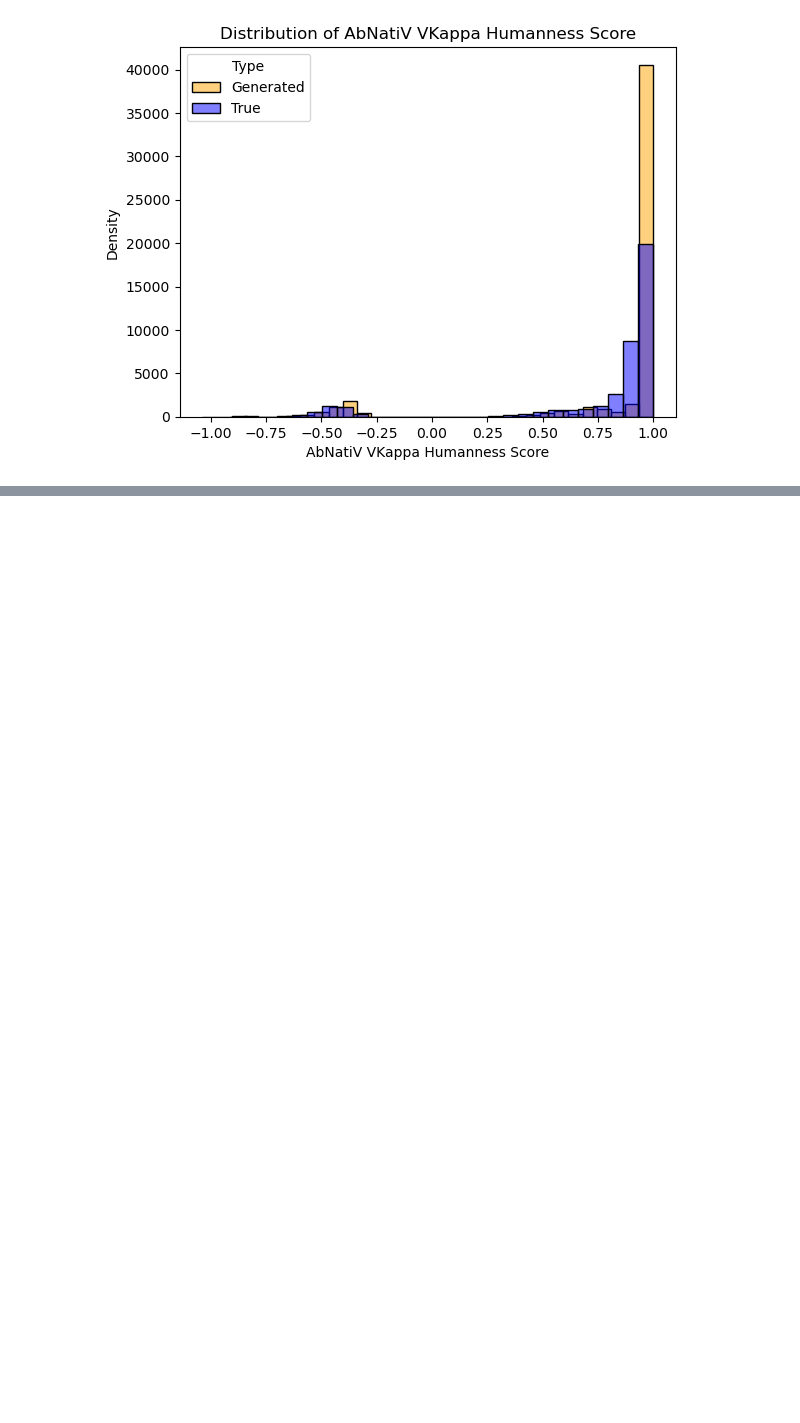
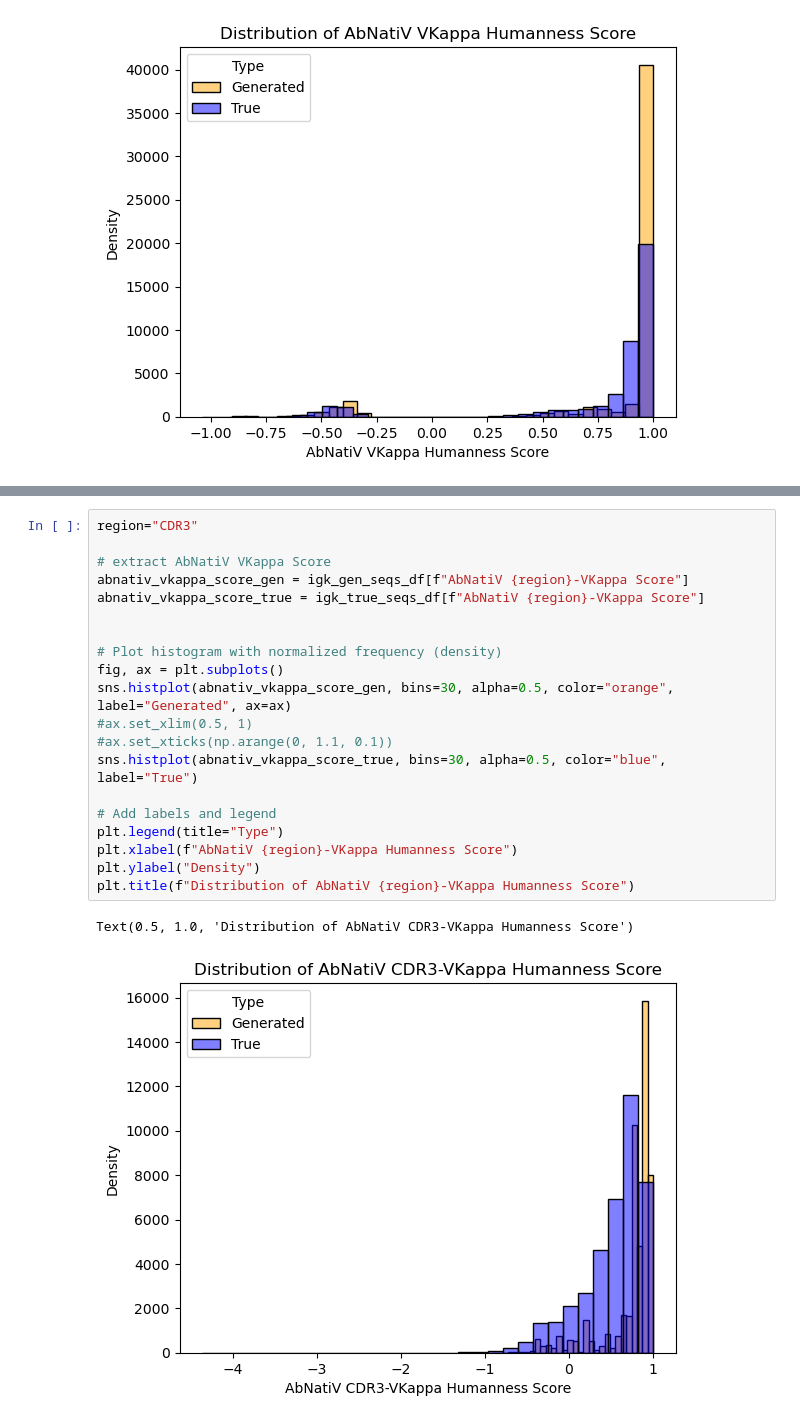
Before and after one commit to leaBroe/BERT_for_antibody_pairing, a Jupyter notebook: paired_model/BERT2BERT/humanness_score_AbnatiV/analyse_humanness_scores.ipynb, the cells around one changed output, grey strips where cells are left out. Drawn from its saved outputs; the diff is of its cells as text; blank space fills up the shorter version.

```diff
--- a/paired_model/BERT2BERT/humanness_score_AbnatiV/analyse_humanness_scores.ipynb
+++ b/paired_model/BERT2BERT/humanness_score_AbnatiV/analyse_humanness_scores.ipynb
@@ -50,0 +96,23 @@ Text(0.5, 1.0, 'Distribution of AbNatiV VKappa Humanness Score')
+# %%
+region="CDR3"
+
+# extract AbNatiV VKappa Score
+abnativ_vkappa_score_gen = igk_gen_seqs_df[f"AbNatiV {region}-VKappa Score"]
+abnativ_vkappa_score_true = igk_true_seqs_df[f"AbNatiV {region}-VKappa Score"]
+
+
+# Plot histogram with normalized frequency (density)
+fig, ax = plt.subplots()
+sns.histplot(abnativ_vkappa_score_gen, bins=30, alpha=0.5, color="orange", label="Generated", ax=ax)
+#ax.set_xlim(0.5, 1)
+#ax.set_xticks(np.arange(0, 1.1, 0.1))
+sns.histplot(abnativ_vkappa_score_true, bins=30, alpha=0.5, color="blue", label="True")
+
+# Add labels and legend
+plt.legend(title="Type")
+plt.xlabel(f"AbNatiV {region}-VKappa Humanness Score")
+plt.ylabel("Density")
+plt.title(f"Distribution of AbNatiV {region}-VKappa Humanness Score")
+# %% [output]
+Text(0.5, 1.0, 'Distribution of AbNatiV CDR3-VKappa Humanness Score')
+[figure, added]
```
Also changed, not shown: parts of 9 cells of this notebook.
